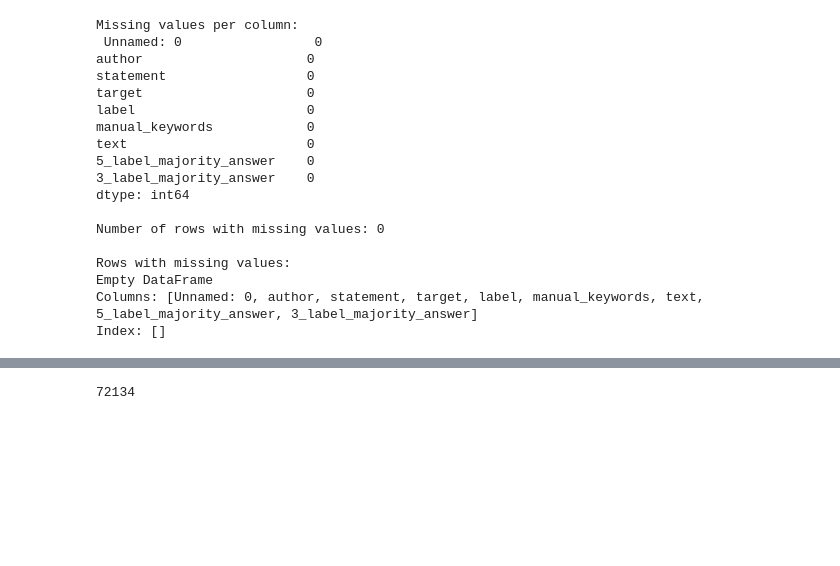
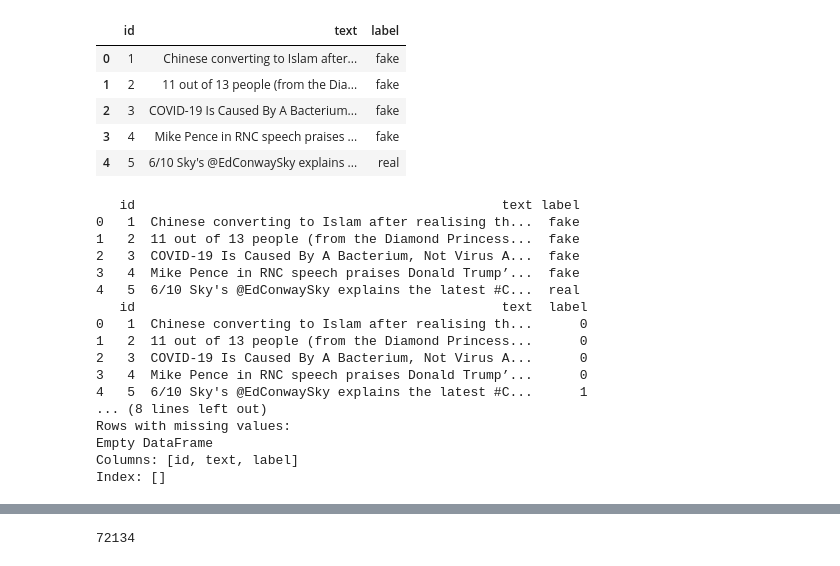
Before and after one commit to AnastasiaKazanas/ANN-Final-Project, a Jupyter notebook: Bert_embeding_datasets/Bert_New.ipynb, the cells around one changed output, grey strips where cells are left out. Cells and saved outputs as stored; diff of their text form; code cells hidden in the pictures; blank space fills up the shorter version.

```diff
--- a/Bert_embeding_datasets/Bert_New.ipynb
+++ b/Bert_embeding_datasets/Bert_New.ipynb
@@ -76,4 +121,17 @@ dtype: int64
+# %%
+df.head()
+# %% [output]
+|  | id | text | label |
+| 0 | 1 | Chinese converting to Islam after... | fake |
+| 1 | 2 | 11 out of 13 people (from the Dia... | fake |
+| 2 | 3 | COVID-19 Is Caused By A Bacterium... | fake |
+| 3 | 4 | Mike Pence in RNC speech praises ... | fake |
+| 4 | 5 | 6/10 Sky's @EdConwaySky explains ... | real |
 # %%
+print(df.head())
+label_mapping = {'fake': 0, 'real': 1}
+df['label'] = df['label'].map({'real': 1, 'fake': 0})
+print(df.head())
 #check what's missing in the data
 
 # Check for missing values in the dataset
@@ -90,23 +148,22 @@ print("\nNumber of rows with missing values:", rows_with_missing_values.shape[0]
 print("\nRows with missing values:")
 print(rows_with_missing_values.head())
 # %% [output]
-Missing values per column:
- Unnamed: 0                 0
-author                     0
-statement                  0
-target                     0
-label                      0
-manual_keywords            0
-text                       0
-5_label_majority_answer    0
-3_label_majority_answer    0
-dtype: int64
-
-Number of rows with missing values: 0
-
+   id                                               text label
+0   1  Chinese converting to Islam after realising th...  fake
+1   2  11 out of 13 people (from the Diamond Princess...  fake
+2   3  COVID-19 Is Caused By A Bacterium, Not Virus A...  fake
+3   4  Mike Pence in RNC speech praises Donald Trump’...  fake
+4   5  6/10 Sky's @EdConwaySky explains the latest #C...  real
+   id                                               text  label
+0   1  Chinese converting to Islam after realising th...      0
+1   2  11 out of 13 people (from the Diamond Princess...      0
+2   3  COVID-19 Is Caused By A Bacterium, Not Virus A...      0
+3   4  Mike Pence in RNC speech praises Donald Trump’...      0
+4   5  6/10 Sky's @EdConwaySky explains the latest #C...      1
+... (8 lines left out)
 Rows with missing values:
 Empty DataFrame
-Columns: [Unnamed: 0, author, statement, target, label, manual_keywords, text, 5_label_majority_answer, 3_label_majority_answer]
+Columns: [id, text, label]
 Index: []
 # %%
 #clean the data of missing values
```
Also changed, not shown: parts of 6 cells of this notebook.
